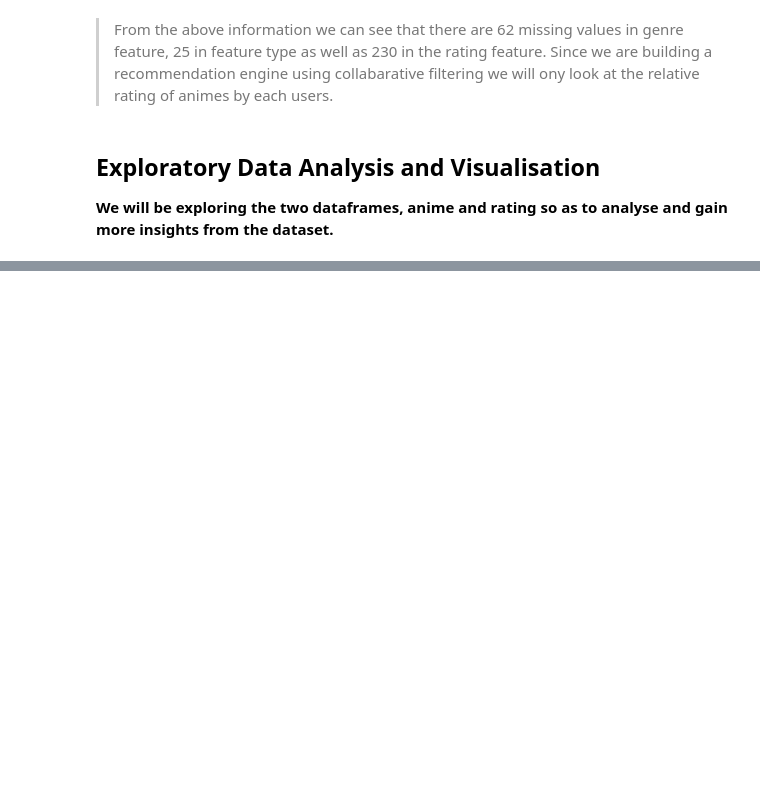
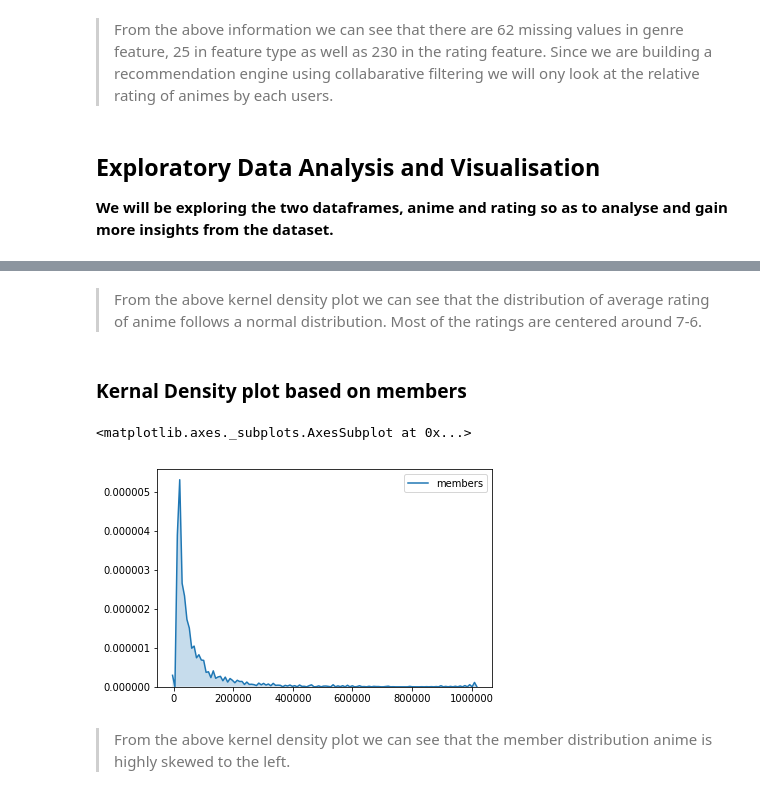
Before and after one commit to ashwinjohn3/Anime-Recommendation-Database, a Jupyter notebook: Anime-Recommendation.ipynb, the cells around one changed output, grey strips where cells are left out. Saved outputs shown, nothing was run; the diff lists cells and outputs as text; code cells hidden in the pictures; blank space fills up the shorter version.

```diff
--- a/Anime-Recommendation.ipynb
+++ b/Anime-Recommendation.ipynb
@@ -196,0 +205,11 @@ There are 73515 number of unique user ids in rating dataframe
+# %% [markdown]
+<blockquote>From the above kernel density plot we can see that the distribution of average rating of anime follows a normal distribution. Most of the ratings are centered around 7-6.</blockquote>
+# %% [markdown]
+### Kernal Density plot based on members
+# %%
+sns.kdeplot(anime.members, shade = True)
+# %% [output]
+<matplotlib.axes._subplots.AxesSubplot at 0x...>
+[figure, added]
+# %% [markdown]
+<blockquote>From the above kernel density plot we can see that the member distribution anime is highly skewed to the left.</blockquote>
```
Also changed, not shown: parts of 23 cells of this notebook.
